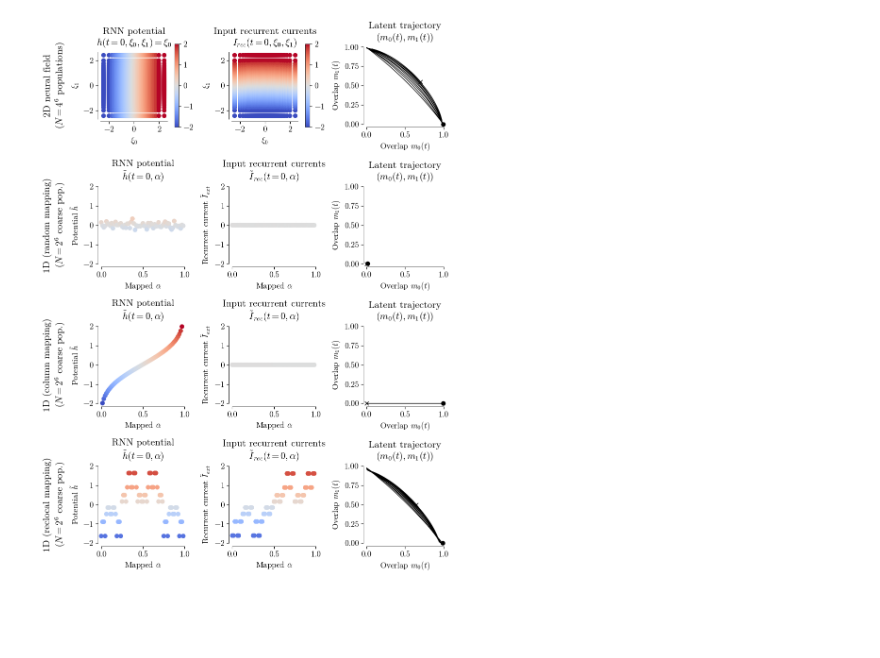
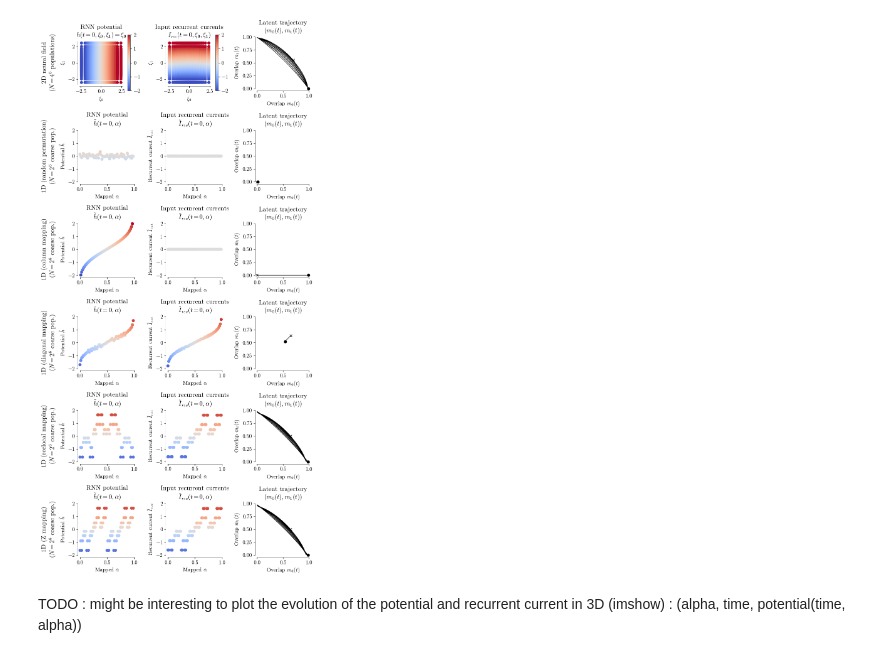
Before and after one commit to ninivert/lcnthesis, a Jupyter notebook: notebooks/compare_1d_2d.ipynb, the cells around one changed output. Saved outputs shown, nothing was run; the diff lists cells and outputs as text; code cells hidden in the pictures; blank space fills up the shorter version.

```diff
--- a/notebooks/compare_1d_2d.ipynb
+++ b/notebooks/compare_1d_2d.ipynb
@@ -51,7 +49,7 @@ rnns = {
 		phi=sigmoid,  I_ext=zero, exclude_self_connections=False,
 		delta=10, shift=1
 	),
-	f'1D (random mapping)\n($N=2^{nrec}$ coarse pop.)': LowRankCyclingRNN(LowRankCyclingRNNParams.new_sampled_valentin(
+	f'1D (random permutation)\n($N=2^{nrec}$ coarse pop.)': LowRankCyclingRNN(LowRankCyclingRNNParams.new_sampled_valentin(
 		mapping_samples=RandomMapping.new_nrec(nrec).inverse_samples(),
 		phi=sigmoid,  I_ext=zero, exclude_self_connections=False,
 		delta=10, shift=1
@@ -61,14 +59,24 @@ rnns = {
 		phi=sigmoid,  I_ext=zero, exclude_self_connections=False,
 		delta=10, shift=1
 	).downsampled()),
+	f'1D (diagonal mapping)\n($N=2^{nrec}$ coarse pop.)': LowRankCyclingRNN(LowRankCyclingRNNParams.new_sampled_valentin(
+		mapping_samples=DiagonalMapping.new_nrec(nrec).inverse_samples(),
+		phi=sigmoid,  I_ext=zero, exclude_self_connections=False,
+		delta=10, shift=1
+	).downsampled()),
 	f'1D (reclocal mapping)\n($N=2^{nrec}$ coarse pop.)': LowRankCyclingRNN(LowRankCyclingRNNParams.new_sampled_valentin(
 		mapping_samples=RecursiveLocalMapping.new_nrec(nrec).inverse_samples(),
+		phi=sigmoid,  I_ext=zero, exclude_self_connections=False,
+		delta=10, shift=1
+	).downsampled()),
+	f'1D (Z mapping)\n($N=2^{nrec}$ coarse pop.)': LowRankCyclingRNN(LowRankCyclingRNNParams.new_sampled_valentin(
+		mapping_samples=ZMapping.new_nrec(nrec).inverse_samples(),
 		phi=sigmoid,  I_ext=zero, exclude_self_connections=False,
 		delta=10, shift=1
 	).downsampled())
 }
 
-fig, axes = plt.subplots(ncols=3, nrows=4, figsize=(3*3, 4*3))
+fig, axes = plt.subplots(ncols=3, nrows=len(rnns), figsize=(3*3, len(rnns)*3))
 
 for ax, (i, (name, rnn)) in zip(axes, enumerate(rnns.items())):
 	res = rnn.simulate(h0=rnn.F[:, 0], t_span=(0, 100))
@@ -84,31 +92,33 @@ for ax, (i, (name, rnn)) in zip(axes, enumerate(rnns.items())):
 		ax[0].set_xlabel('$\\xi_0$')
 		ax[0].set_ylabel('$\\xi_1$')
 		ax[0].set_aspect('equal')
 		ax[1].set_xlabel('$\\xi_0$')
 		ax[1].set_ylabel('$\\xi_1$')
 		ax[1].set_aspect('equal')
 	else:
 		ax[0].scatter(np.arange(len(rnn.F)) / len(rnn.F), rnn.F[:, 0], c=rnn.F[:, 0], cmap='coolwarm', vmin=-2, vmax=2)
 		ax[1].scatter(np.arange(len(rnn.F)) / len(rnn.F), rnn.I_rec(0, rnn.F[:, 0]), c=rnn.I_rec(0, rnn.F[:, 0]), cmap='coolwarm', vmin=-2, vmax=2)
 		ax[0].set_title('RNN potential\n$\\tilde h(t=0, \\alpha)$')
 		ax[1].set_title('Input recurrent currents\n$\\tilde I_{{rec}}(t=0,\\alpha)$')
 		ax[0].set_xlim((0,1))
 		ax[0].set_ylim((-2,2))
 		ax[0].set_xlabel('Mapped $\\alpha$')
 		ax[0].set_ylabel('Potential $\\tilde h$')
 		ax[1].set_xlim((0,1))
 		ax[1].set_ylim((-2,2))
 		ax[1].set_xlabel('Mapped $\\alpha$')
 		ax[1].set_ylabel('Recurrent current $\\tilde I_{{ext}}$')
 
 	plot_overlap_phase2D(rnn, res, figax=(fig, ax[2]))
 	ax[2].set_title('Latent trajectory\n$(m_0(t), m_1(t))$')
 	breathe(ax[0])
 	breathe(ax[1])
 	breathe(ax[2])
 
 add_headers(axes=axes.flat, row_headers=list(rnns.keys()), fontsize='large', row_pad=20)
 
 plt.show()
 # %% [output]
-[figure, old version]
+[figure, new version]
+# %% [markdown]
+TODO : might be interesting to plot the evolution of the potential and recurrent current in 3D (imshow) : (alpha, time, potential(time, alpha))
```
Also changed, not shown: parts of 1 cell of this notebook.
